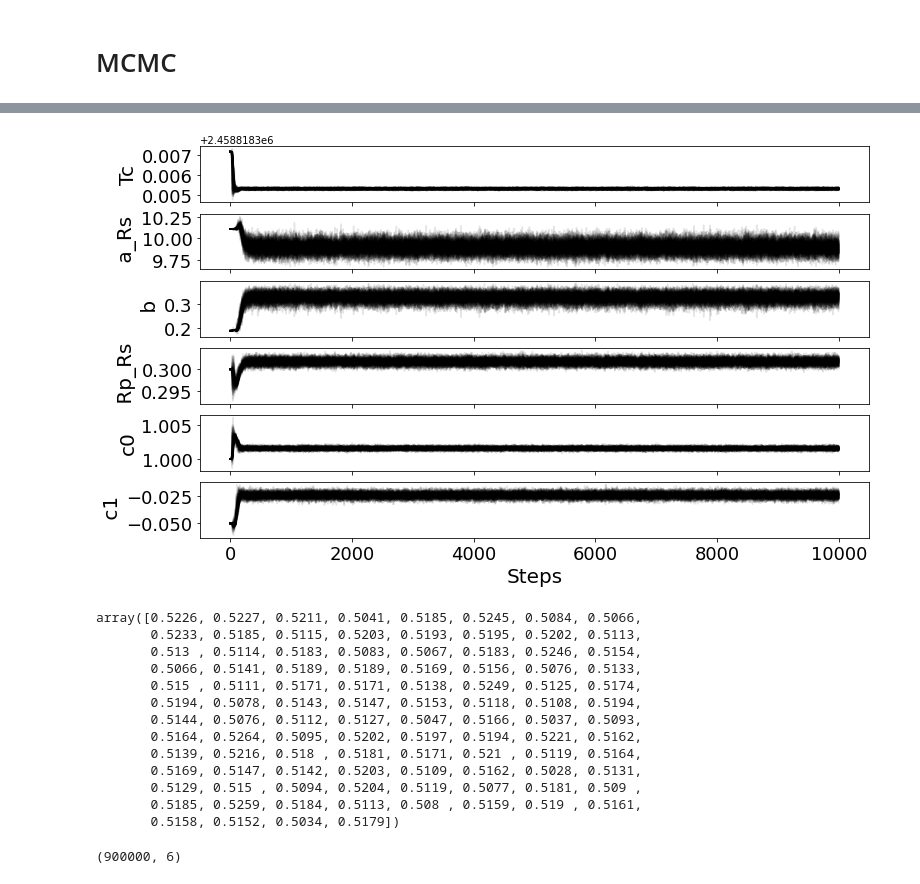
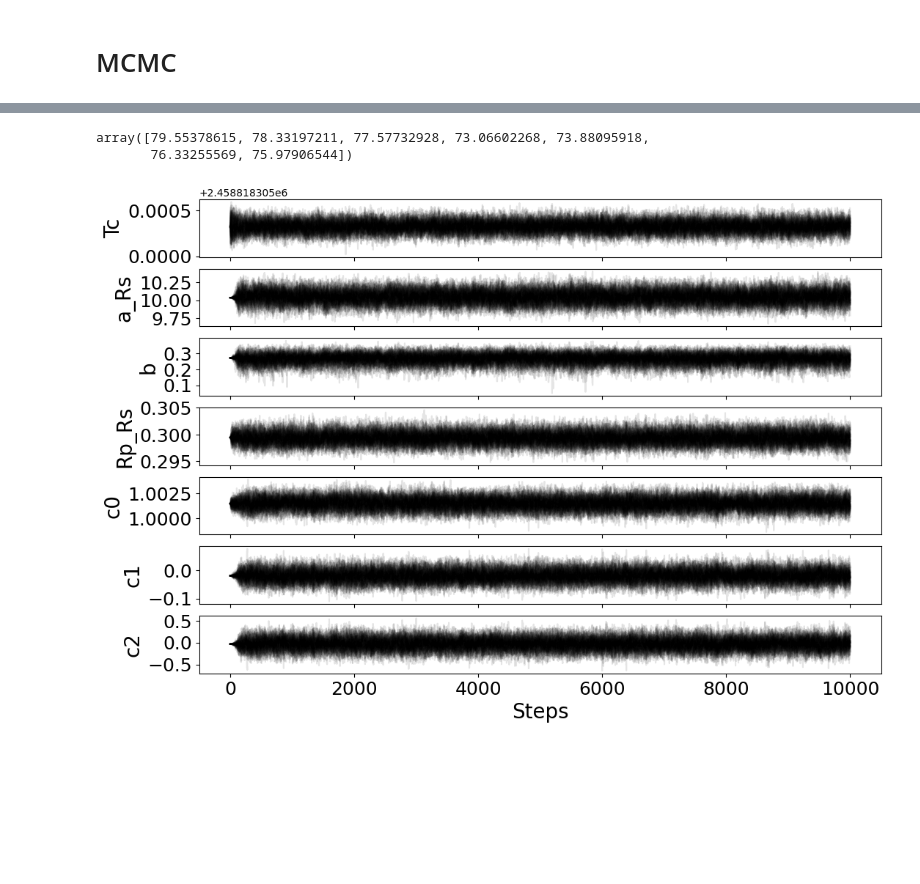
Before and after one commit to Mayuko-Mori/Transit_tutorial, a Jupyter notebook: Tutorial_1_single_transit_TOI519.ipynb, the cells around one changed output, grey strips where cells are left out. Cells and saved outputs as stored; diff of their text form; code cells hidden in the pictures; blank space fills up the shorter version.

```diff
--- a/Tutorial_1_single_transit_TOI519.ipynb
+++ b/Tutorial_1_single_transit_TOI519.ipynb
@@ -295,18 +223,15 @@ pl.plot(time, sys_model_opt * transit_model_opt)
 # %% [markdown]
 # MCMC
-# %%
-def logprob(params_full):
-    return -obj (params_full, u1, u2, time, flux, err)
 # %%
 import emcee
-params  = params_full_pr
 
-dim = len(params)
-nwalkers = 100
+params  = result.x
+ndim = len(params)
+nwalkers = 64
+nsteps=10000
 # %%
-nsteps=10000
-pos0 = [params + 1e-7 * np.random.randn(dim) for i in range(nwalkers)]
+sampler = emcee.EnsembleSampler(nwalkers, ndim, logprob, args=(u1, u2, time, flux, err))
 
-sampler = emcee.EnsembleSampler(nwalkers, dim, logprob)
-sampler.run_mcmc(pos0, nsteps, progress=True)
+p0 = [params +  1e-5 * np.random.randn(ndim) for i in range(nwalkers)]
+sampler.run_mcmc(p0, nsteps, progress=True)
 # %% [output]
@@ -334,37 +267,24 @@ sampler.chain.shape
+# %%
+tau = sampler.get_autocorr_time()
+tau
+# %% [output]
+array([79.55378615, 78.33197211, 77.57732928, 73.06602268, 73.88095918,
+       76.33255569, 75.97906544])
+# %%
+samples = sampler.get_chain(discard=0, thin=1)
 # %%
-fig, ax = pl.subplots(dim, 1, figsize=(10*1.2,dim*1.2))
+fig, ax = pl.subplots(ndim, 1, figsize=(10*1.2,ndim*1.2))
 
-for i in range(dim):
-    ax[i].plot(sampler.chain[:,:,i].T, color='k', alpha=0.1)
+for i in range(ndim):
+    ax[i].plot(samples[:, :, i], color='k', alpha=0.1)
 
-    if i==(dim-1):
+    if i==(ndim-1):
         pl.setp(ax[i].get_xticklabels(), visible=True, fontsize=18)
         ax[i].set_xlabel('Steps', fontsize=20)
     else:
         pl.setp(ax[i].get_xticklabels(), visible=False)
 
     pl.setp(ax[i].get_yticklabels(), fontsize=18)
     ax[i].set_ylabel(params_name[i],fontsize=20)
 # %% [output]
-[figure, old version]
+[figure, new version]
-# %%
-sampler.acceptance_fraction
-# %% [output]
-array([0.5226, 0.5227, 0.5211, 0.5041, 0.5185, 0.5245, 0.5084, 0.5066,
-       0.5233, 0.5185, 0.5115, 0.5203, 0.5193, 0.5195, 0.5202, 0.5113,
-       0.513 , 0.5114, 0.5183, 0.5083, 0.5067, 0.5183, 0.5246, 0.5154,
-       0.5066, 0.5141, 0.5189, 0.5189, 0.5169, 0.5156, 0.5076, 0.5133,
-       0.515 , 0.5111, 0.5171, 0.5171, 0.5138, 0.5249, 0.5125, 0.5174,
-       0.5194, 0.5078, 0.5143, 0.5147, 0.5153, 0.5118, 0.5108, 0.5194,
-       0.5144, 0.5076, 0.5112, 0.5127, 0.5047, 0.5166, 0.5037, 0.5093,
-       0.5164, 0.5264, 0.5095, 0.5202, 0.5197, 0.5194, 0.5221, 0.5162,
-       0.5139, 0.5216, 0.518 , 0.5181, 0.5171, 0.521 , 0.5119, 0.5164,
-       0.5169, 0.5147, 0.5142, 0.5203, 0.5109, 0.5162, 0.5028, 0.5131,
-       0.5129, 0.515 , 0.5094, 0.5204, 0.5119, 0.5077, 0.5181, 0.509 ,
-       0.5185, 0.5259, 0.5184, 0.5113, 0.508 , 0.5159, 0.519 , 0.5161,
-       0.5158, 0.5152, 0.5034, 0.5179])
-# %%
-samples=sampler.chain[:,1000:, :].reshape(-1,dim)
-samples.shape
-# %% [output]
-(900000, 6)
```
Also changed, not shown: parts of 43 cells of this notebook, 2 other files.
